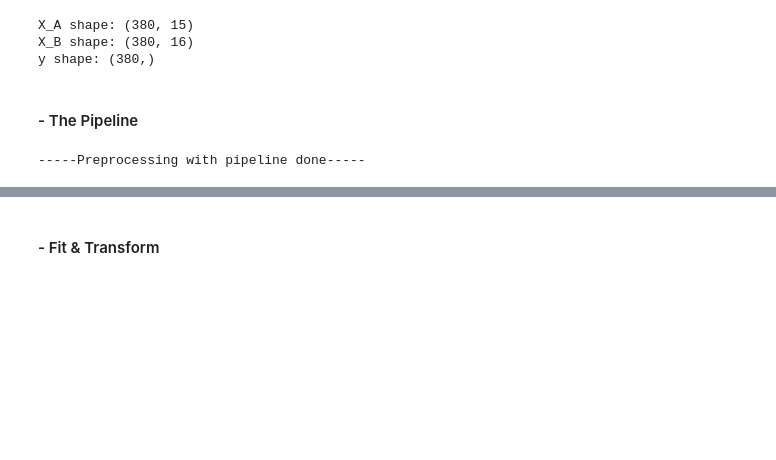
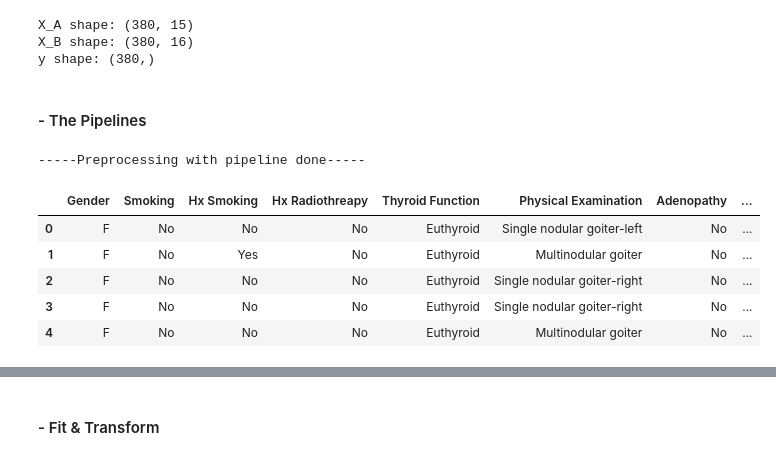
Before and after one commit to Nimaabediforud/BioDiscovery-Exploring-Hidden-Patterns-in-Biomedical-Data, a Jupyter notebook: Notebooks/preprocessing.ipynb, the cells around one changed output, grey strips where cells are left out. Saved outputs shown, nothing was run; the diff lists cells and outputs as text; code cells hidden in the pictures; blank space fills up the shorter version.

```diff
--- a/Notebooks/preprocessing.ipynb
+++ b/Notebooks/preprocessing.ipynb
@@ -41,13 +45,18 @@ data = pd.read_csv(DATA_DIR / "Thyroid_Diff.csv")
 ### 1) Duplicate Handling
 A duplicate investigation in `EDA` identified 19 duplicated observations. Manual inspection revealed that most rows shared similar clinicopathologic characteristics but represented distinct patients (e.g., differing in age or other clinical variables). However, two pairs of observations were found to be exact duplicates across all available features, suggesting possible duplicate data entries rather than independent patients. Therefore, only these exact duplicate records were removed, while the remaining observations were retained.
 # %%
-# Remove only the confirmed duplicate records
-duplicate_indices = [137, 138, 183]  # The indices of samples must be dropped
+def handle_duplicate(data):
+    # Remove only the confirmed duplicate records
+    duplicate_indices = [137, 138, 183]  # The indices of samples must be dropped
 
-data = data.drop(index=duplicate_indices).reset_index(drop=True)
+    data = data.drop(index=duplicate_indices).reset_index(drop=True)
+
+    return data
+
+data_ = handle_duplicate(data)
 
 print("----- Duplicate Handling Done -----")
-print(data.shape)
+print(data_.shape)
 # %% [output]
 ----- Duplicate Handling Done -----
 (380, 17)
@@ -92,5 +105,5 @@ X_A shape: (380, 15)
 X_B shape: (380, 16)
 y shape: (380,)
 # %% [markdown]
-#### - The Pipeline
+#### - The Pipelines
 # %%
@@ -160,3 +183,32 @@ preprocessor_B = ColumnTransformer([
 print("-----Preprocessing with pipeline done-----", end="\n\n")
 # %% [output]
 -----Preprocessing with pipeline done-----
+# %%
+# discretize/bin numeric features -> Age
+def discretize_age(df):
+    df["AgeGroup"] = pd.cut(
+    df["Age"],
+    bins=[0,30,45,60,100],
+    labels=[
+        "Young",
+        "Middle",
+        "Senior",
+        "Elder"
+        ]
+    )
+
+    df.drop(columns="Age", inplace=True)
+
+    return df
+
+# Apply discretization on Age
+bined_df = discretize_age(data_)
+
+bined_df.head()
+# %% [output]
+|  | Gender | Smoking | Hx Smoking | Hx Radiothreapy | Thyroid Function | Physical Examination | Adenopathy | ... |
+| 0 | F | No | No | No | Euthyroid | Single nodular goiter-left | No | ... |
+| 1 | F | No | Yes | No | Euthyroid | Multinodular goiter | No | ... |
+| 2 | F | No | No | No | Euthyroid | Single nodular goiter-right | No | ... |
+| 3 | F | No | No | No | Euthyroid | Single nodular goiter-right | No | ... |
+| 4 | F | No | No | No | Euthyroid | Multinodular goiter | No | ... |
```
Also changed, not shown: parts of 12 cells of this notebook, 4 other files.
